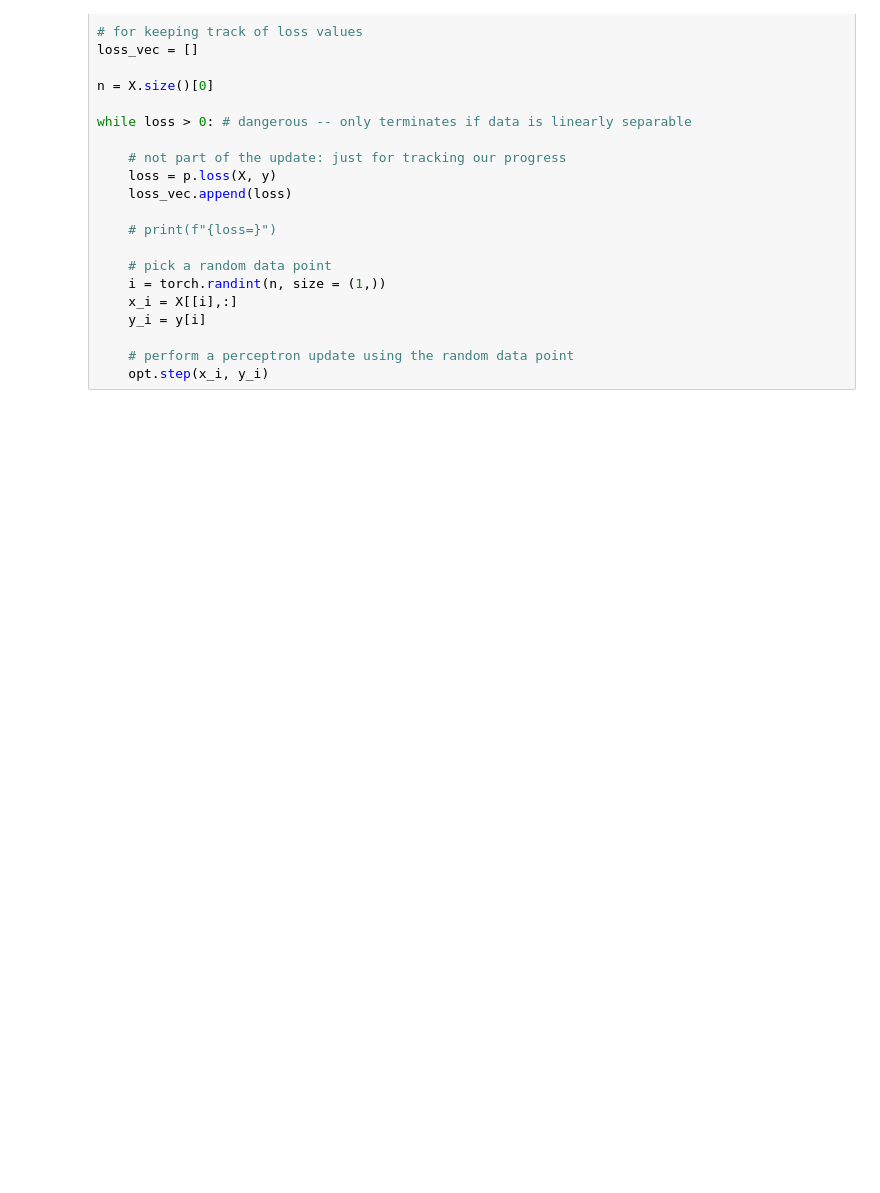
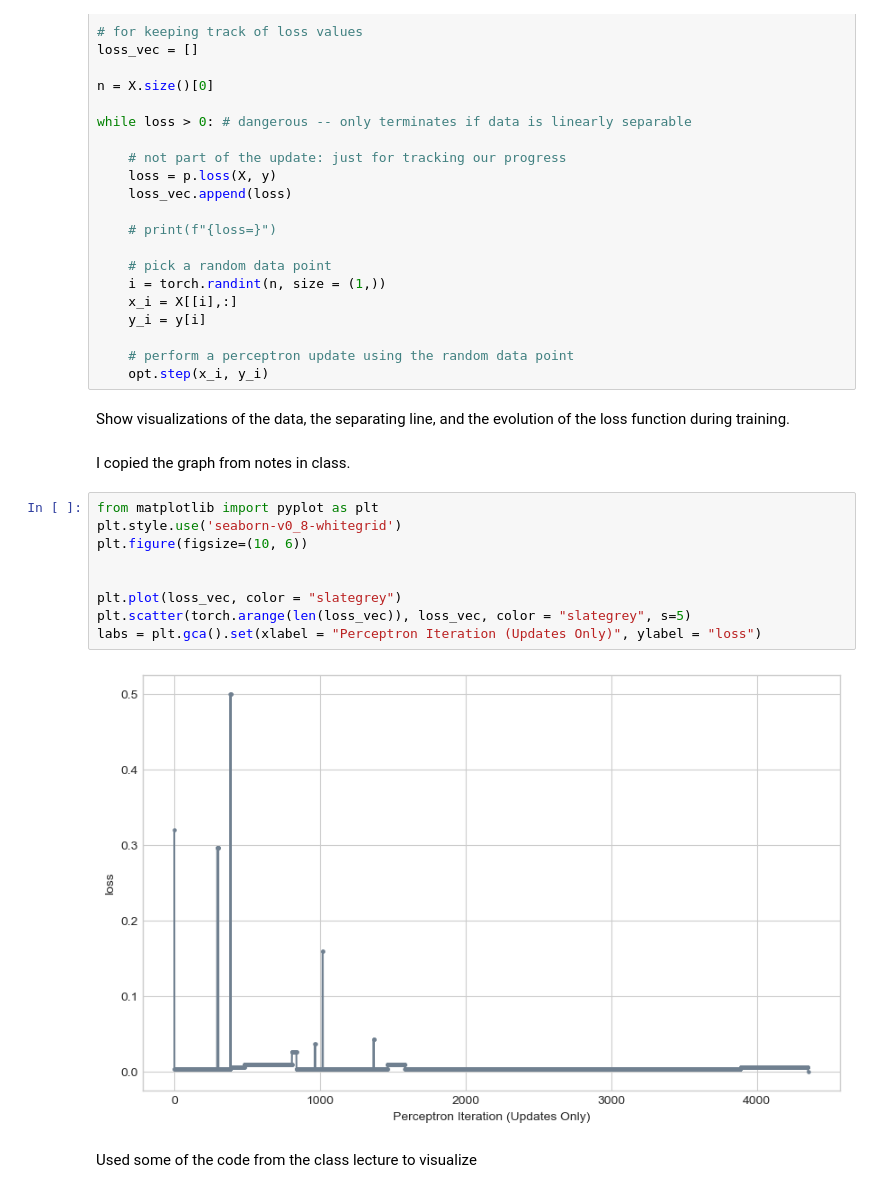
Before and after one commit to lfschweitzer/lfschweitzer.github.io, a Jupyter notebook: posts/post4/homework4.ipynb, the cells around one changed output. Saved outputs shown, nothing was run; the diff lists cells and outputs as text; blank space fills up the shorter version.

```diff
--- a/posts/post4/homework4.ipynb
+++ b/posts/post4/homework4.ipynb
@@ -75,3 +72,20 @@ while loss > 0: # dangerous -- only terminates if data is linearly separable
 
     # perform a perceptron update using the random data point
     opt.step(x_i, y_i)
+# %% [markdown]
+Show visualizations of the data, the separating line, and the evolution of the loss function during training.
+# %% [markdown]
+I copied the graph from notes in class.
+# %%
+from matplotlib import pyplot as plt
+plt.style.use('seaborn-v0_8-whitegrid')
+plt.figure(figsize=(10, 6))
+
+
+plt.plot(loss_vec, color = "slategrey")
+plt.scatter(torch.arange(len(loss_vec)), loss_vec, color = "slategrey", s=5)
+labs = plt.gca().set(xlabel = "Perceptron Iteration (Updates Only)", ylabel = "loss")
+# %% [output]
+[figure, added]
+# %% [markdown]
+Used some of the code from the class lecture to visualize
```
Also changed, not shown: parts of 12 cells of this notebook, 1 other file.
